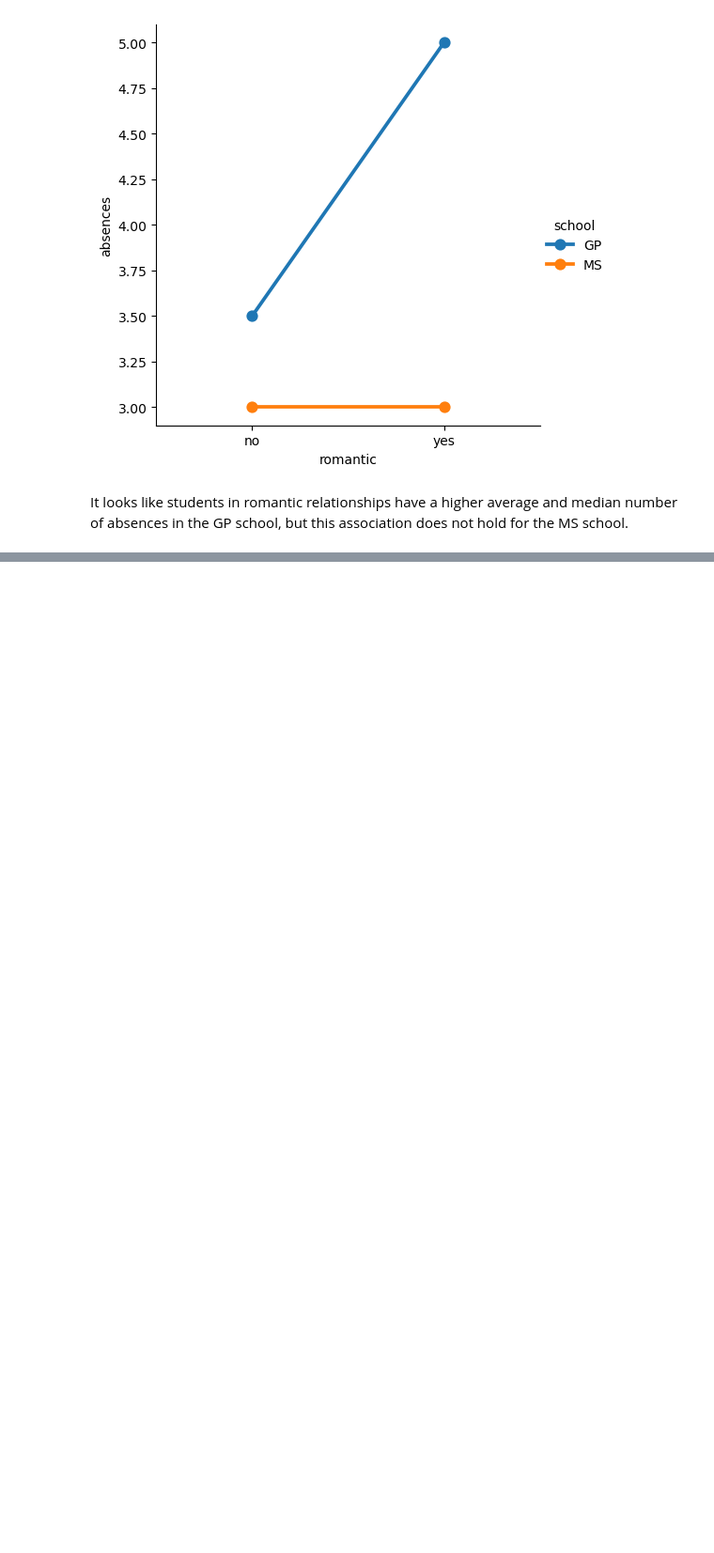
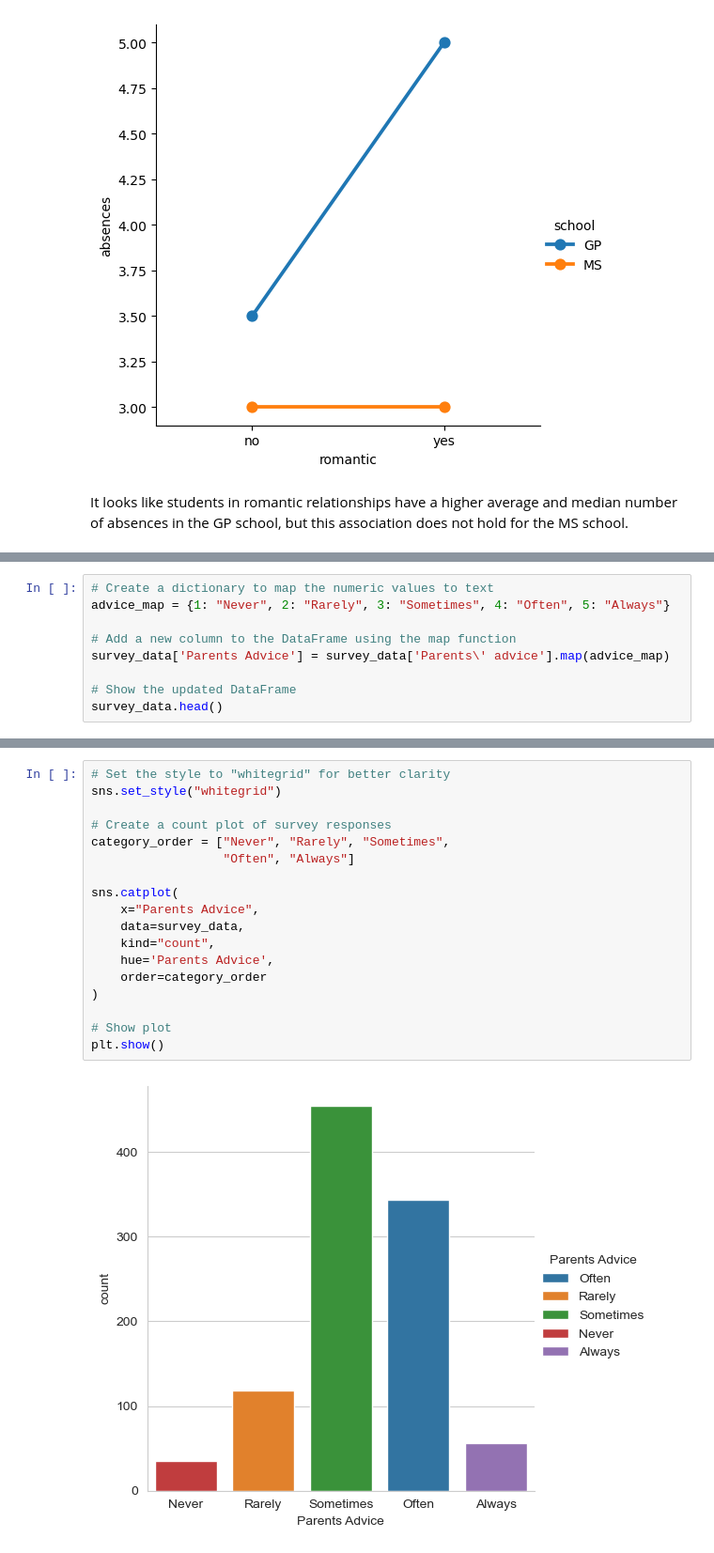
Before and after one commit to aziscript/Python-for-data-analysis, a Jupyter notebook: dataVizSeaborn.ipynb, the cells around one changed output, grey strips where cells are left out. Shown at 94% size. Cells and saved outputs as stored; diff of their text form; blank space fills up the shorter version.

Commit message:
Updated visualization

```diff
--- a/dataVizSeaborn.ipynb
+++ b/dataVizSeaborn.ipynb
@@ -831,0 +848,9 @@ It looks like students in romantic relationships have a higher average and media
+# %%
+# Create a dictionary to map the numeric values to text
+advice_map = {1: "Never", 2: "Rarely", 3: "Sometimes", 4: "Often", 5: "Always"}
+
+# Add a new column to the DataFrame using the map function
+survey_data['Parents Advice'] = survey_data['Parents\' advice'].map(advice_map)
+
+# Show the updated DataFrame
+survey_data.head()
@@ -831,0 +874,20 @@ It looks like students in romantic relationships have a higher average and media
+# %%
+# Set the style to "whitegrid" for better clarity
+sns.set_style("whitegrid")
+
+# Create a count plot of survey responses
+category_order = ["Never", "Rarely", "Sometimes",
+                  "Often", "Always"]
+
+sns.catplot(
+    x="Parents Advice",
+    data=survey_data,
+    kind="count",
+    hue='Parents Advice',
+    order=category_order
+)
+
+# Show plot
+plt.show()
+# %% [output]
+[figure, added]
```
Also changed, not shown: parts of 15 cells of this notebook.
